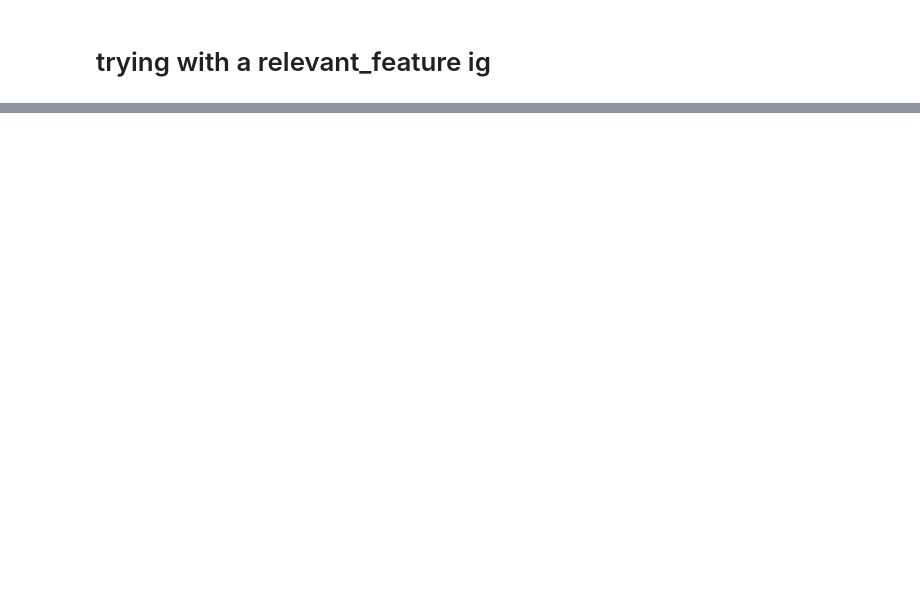
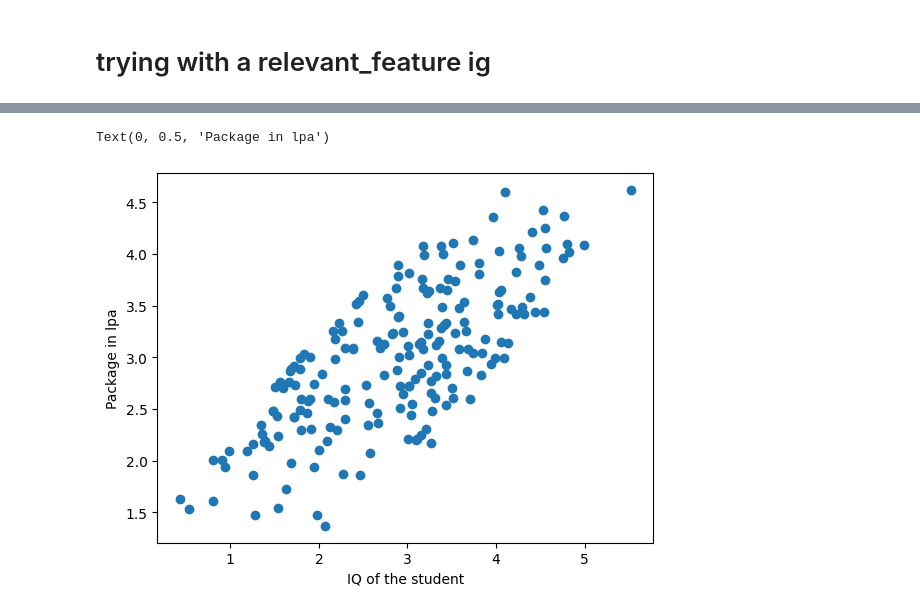
Before and after one commit to Ashutosh975537/ml_algos, a Jupyter notebook: Linear_regression/linear_regresion_accuracy_matrics.ipynb, the cells around one changed output, grey strips where cells are left out. Saved outputs shown, nothing was run; the diff lists cells and outputs as text; code cells hidden in the pictures; blank space fills up the shorter version.

```diff
--- a/Linear_regression/linear_regresion_accuracy_matrics.ipynb
+++ b/Linear_regression/linear_regresion_accuracy_matrics.ipynb
@@ -169,4 +169,4 @@ The adjusted r2 value is 0.2111356273911828
 # %%
 new_df = df.copy()
 # %%
-new_df['iq'] = np.random.randint(-12,12,200)/200
+new_df['iq'] = df['package'] + np.random.randint(-12,12,200)/10
@@ -186,0 +189,7 @@ new_df['iq'] = np.random.randint(-12,12,200)/200
+# %%
+plt.scatter(new_df['iq'],new_df['package'])
+plt.xlabel('IQ of the student')
+plt.ylabel('Package in lpa')
+# %% [output]
+Text(0, 0.5, 'Package in lpa')
+[figure, added]
```
Also changed, not shown: parts of 19 cells of this notebook, 4 other files.
